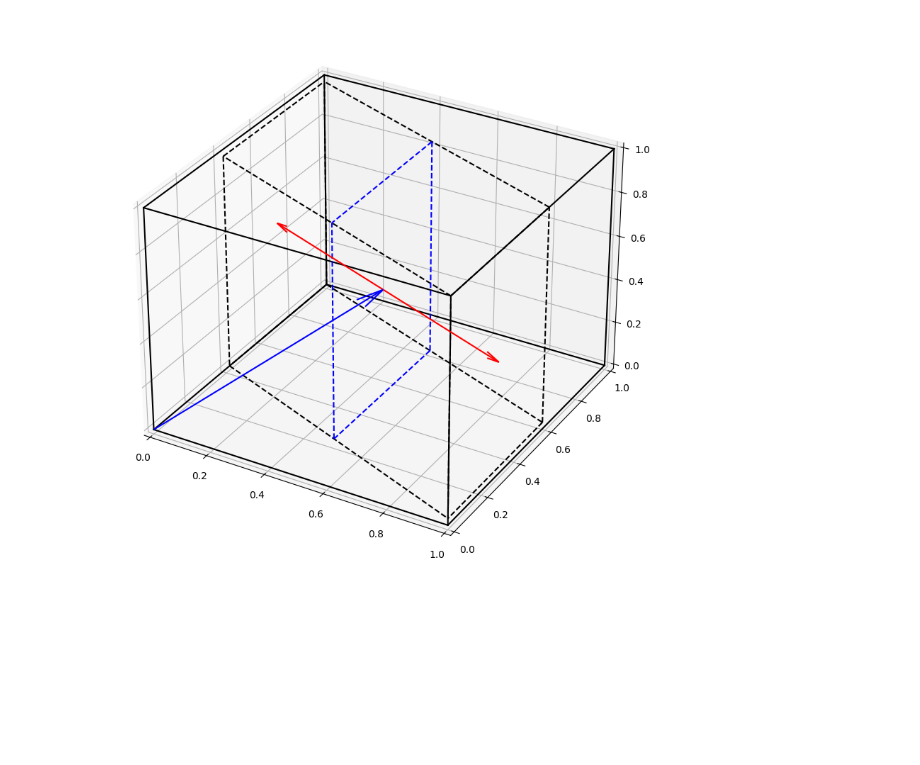
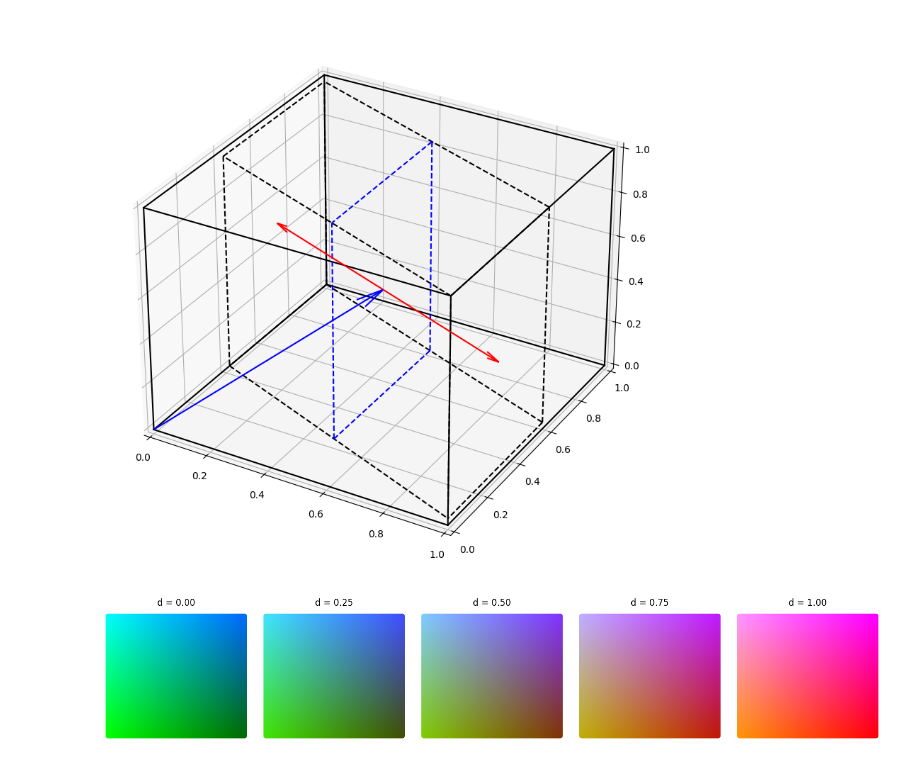
Before and after one commit to TimBerti/ssvep-cvd, a Jupyter notebook: notebooks/color_pairs_geometric.ipynb, the cells around one changed output. Drawn from its saved outputs; the diff is of its cells as text; code cells hidden in the pictures; blank space fills up the shorter version.

Commit message:
continuous colors

```diff
--- a/notebooks/color_pairs_geometric.ipynb
+++ b/notebooks/color_pairs_geometric.ipynb
@@ -202,3 +202,21 @@ ax.set_zlim(0, 1)
 plt.show()
 # %% [output]
 [figure]
+# %%
+d_vals = np.linspace(0, 1, 5)
+
+grid = np.meshgrid(np.linspace(0, 1, 100), np.linspace(0, 1, 100))
+color_grid = np.outer(grid[0].reshape(-1), y).reshape(-1, 3) + np.outer(grid[1].reshape(-1), z).reshape(-1, 3)
+
+fig, ax = plt.subplots(1, len(d_vals), figsize=(3*len(d_vals), 3))
+
+for idx, d_val in enumerate(d_vals):
+    colors = anchor_1 + d_val * d * v + color_grid
+    ax[idx].scatter(grid[0], grid[1], c= colors)
+    ax[idx].set_title(f'd = {d_val:.2f}')
+    ax[idx].axis('off')
+
+fig.tight_layout()
+plt.show()
+# %% [output]
+[figure, added]
```
Also changed, not shown: 1 other file.
